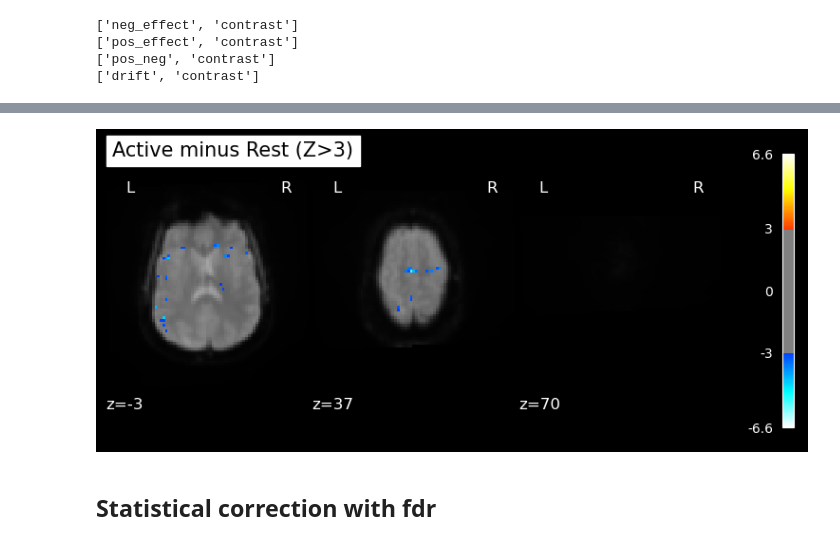
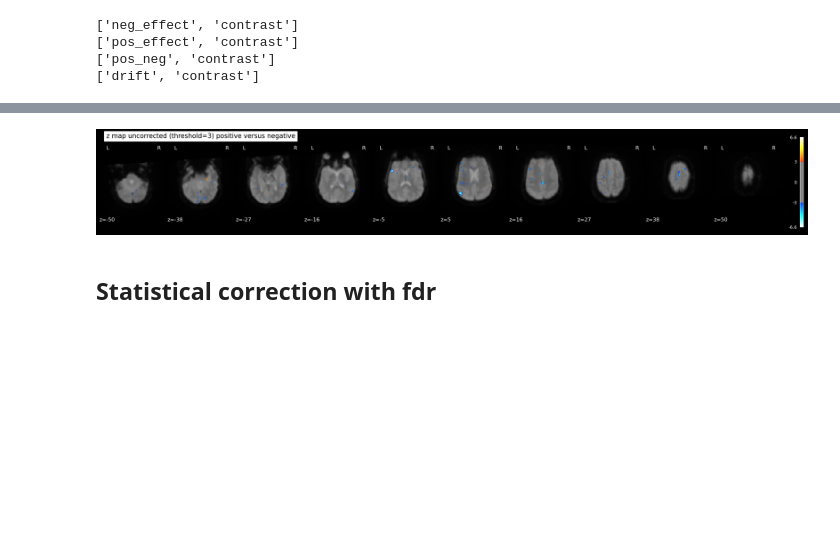
Before and after one commit to loufourneaux/project_1_nssp, a Jupyter notebook: design_matrix_GLM.ipynb, the cells around one changed output, grey strips where cells are left out. Saved outputs shown, nothing was run; the diff lists cells and outputs as text; code cells hidden in the pictures; blank space fills up the shorter version.

```diff
--- a/design_matrix_GLM.ipynb
+++ b/design_matrix_GLM.ipynb
@@ -204,6 +208,6 @@ plot_stat_map(z_map, bg_img=mean_img_[0], threshold=thr,
 # %%
 # Create a directory to save the z_map
-folder_state_path = 'derivatives/stats/z_maps'
+folder_state_path = 'derivatives/GLM/z_maps'
 
 if not os.path.exists(folder_state_path):
     os.makedirs(folder_state_path)
@@ -227,15 +230,19 @@ for contrast in [neg_effect,pos_effect,pos_neg]:
 # %%
 # explore the z_map
 z_map = nib.load(os.path.join(folder_state_path, 'pos_neg_z_map_uncorrected.nii.gz'))
 mean_img_ = mean_img(fmri_img),
 thr = 3
 
-plot_stat_map(z_map, bg_img=mean_img_[0], threshold=thr,
-              display_mode='z', cut_coords=[-3,37,70], black_bg=True,
-              title=f'Active minus Rest (Z>{thr})')
+plot_stat_map(z_map, bg_img=mean_img_[0],
+              display_mode='z',
+              black_bg=True,
+              threshold=thr,
+              cut_coords=  np.linspace(-50,50, 10),
+              title='z map uncorrected (threshold={}) positive versus negative'.format(thr))
+
 plt.show()
 # %% [output]
-[figure, old version]
+[figure, new version]
 # %% [markdown]
 ## Statistical correction with fdr
 # %%
```
Also changed, not shown: parts of 4 cells of this notebook, 1 other file.
